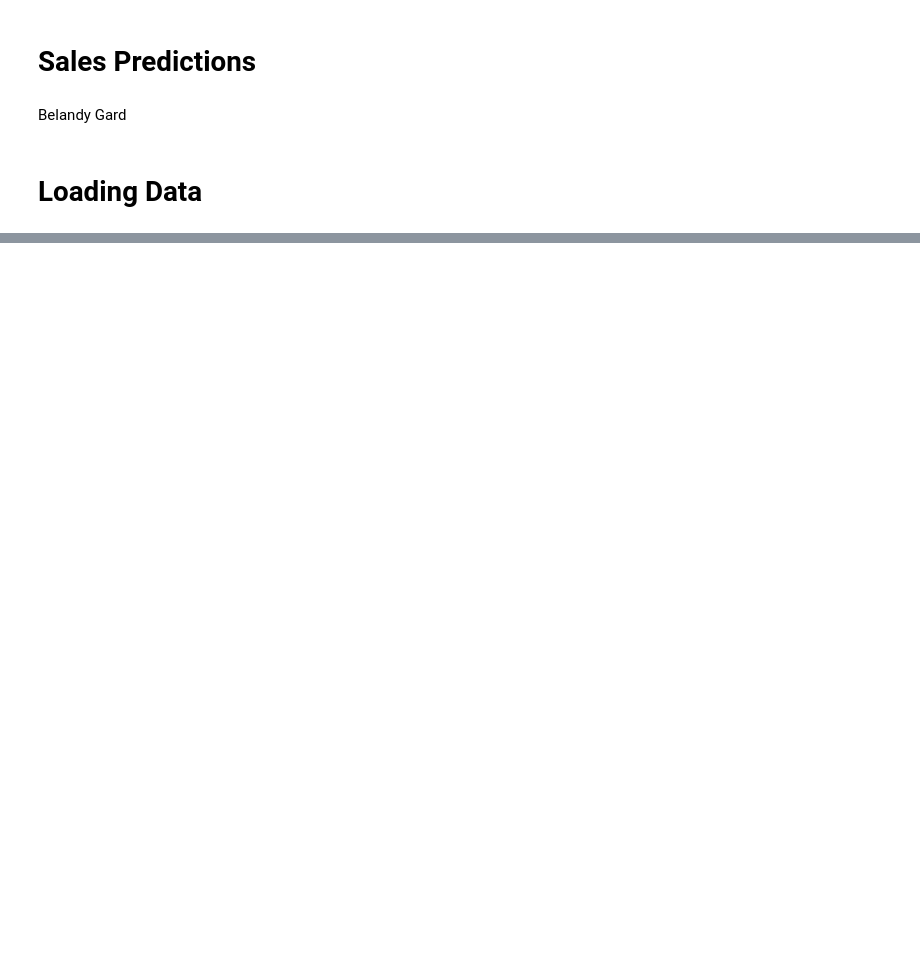
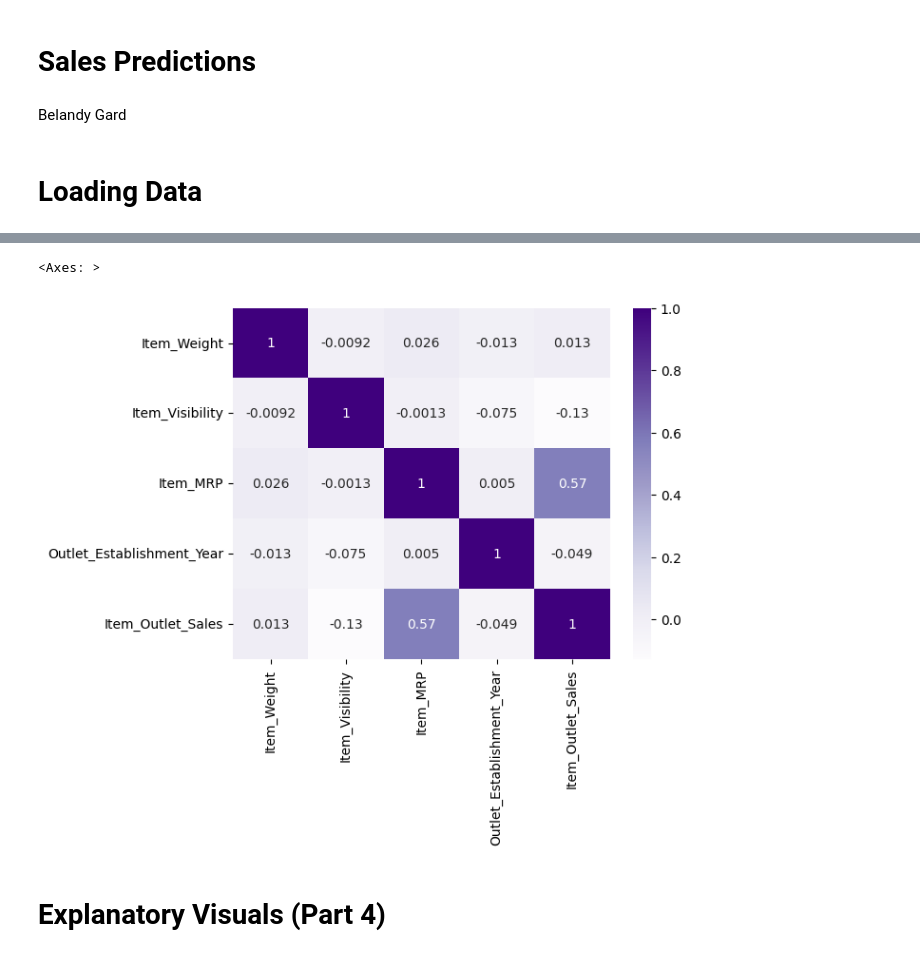
Before and after one commit to BelandyG/Food-Sales-prediction-project, a Jupyter notebook: Sales_Predictions.ipynb, the cells around one changed output, grey strips where cells are left out. Drawn from its saved outputs; the diff is of its cells as text; code cells hidden in the pictures; blank space fills up the shorter version.

```diff
--- a/Sales_Predictions.ipynb
+++ b/Sales_Predictions.ipynb
@@ -14,0 +307,9 @@ Belandy Gard
+# %%
+import seaborn as sns
+corr = df.corr()
+sns.heatmap(corr, cmap = 'Purples', annot = True)
+# %% [output]
+<Axes: >
+[figure, added]
+# %% [markdown]
+# Explanatory Visuals (Part 4)
```
Also changed, not shown: parts of 116 cells of this notebook.
